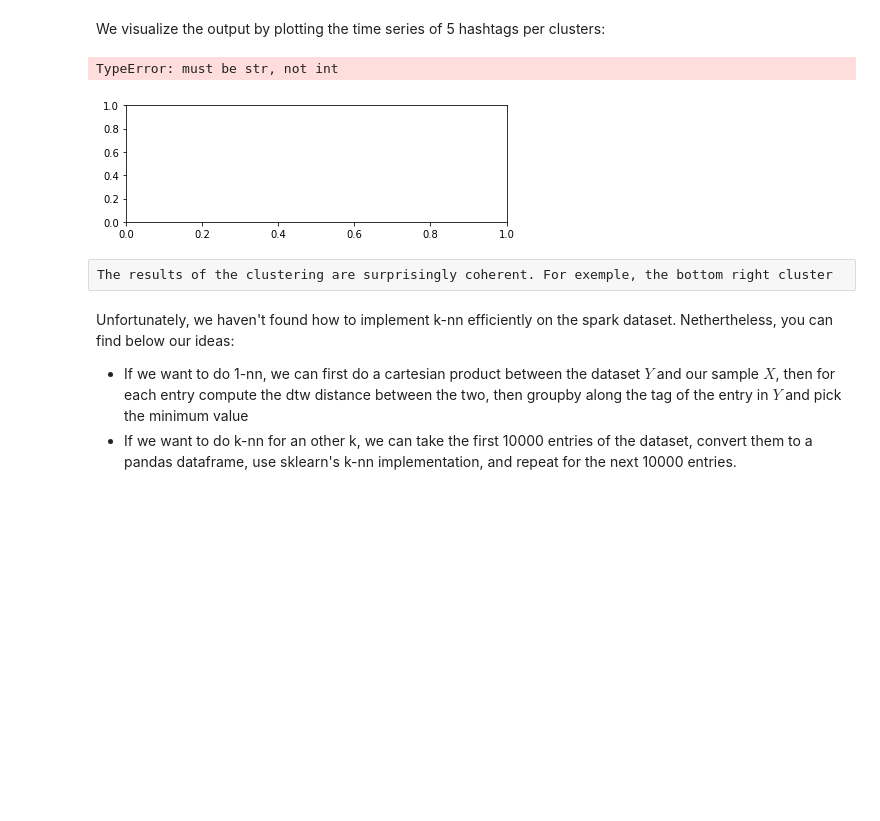
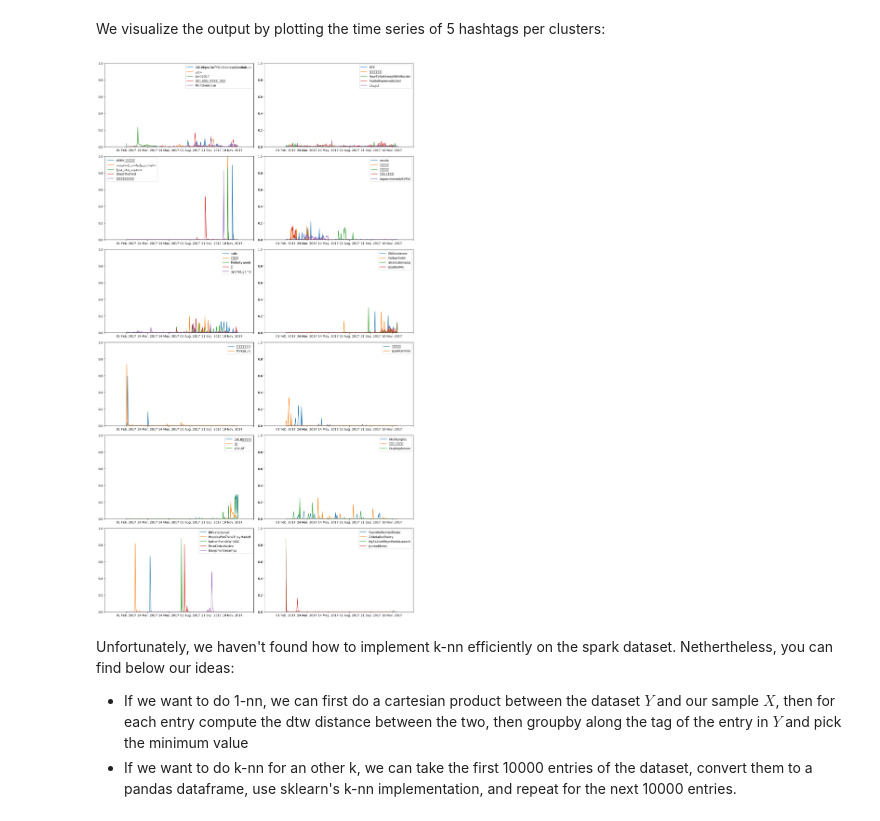
Before and after one commit to poechsel/ADA-project, a Jupyter notebook: analysis.ipynb, the cells around one changed output. Drawn from its saved outputs; the diff is of its cells as text; code cells hidden in the pictures; blank space fills up the shorter version.

```diff
--- a/analysis.ipynb
+++ b/analysis.ipynb
@@ -826,22 +822,35 @@ def doAgglomerative(X, nclust=2):
 labels = doAgglomerative(dist_matrix, 12)
 # %% [markdown]
 We visualize the output by plotting the time series of 5 hashtags per clusters:
+# %%
+def xlabel_to_dates():
+    dates = [datetime.date(2017, month, day).strftime('%d %b. %Y') for (month, day) in count_days]
+    locs, _ = plt.xticks()
+    labels_x = [dates[int(l)]  if l >= 0 and l < len(count_days) else "" for l in locs]
+    plt.xticks(locs, labels_x)
 # %%
+import datetime
+
 labeled_sample = sample_ic_pd
 labeled_sample["label"] = labels
-plt.figure(figsize=(15, 15))
-plt.tight_layout()
-for i in range(len(set(labels))):
-    plt.subplot(len(set(labels)) // 2, 2, i + 1)
-    plt.title('Cluster ' + (i+1))
+
+N = len(set(labels))
+plt.figure(figsize=(15, 4 * (N+1) // 2))
+for i in range(N):
+    plt.subplot((N + 1) // 2, 2, i + 1)
+    plt.tight_layout()
+
     plt.ylim(0, 1)
     which = labeled_sample.label == i
-    labeled_sample[which].sample(n=5, replace=True).count_daily.map(lambda r: pd.Series(r).plot())
+    cluster_represetants = labeled_sample[which].sample(n=min(5, labeled_sample[which].shape[0]), replace=False)
+    for _, row in cluster_represetants.iterrows():
+        pd.Series(row.count_daily).plot(label=row.tag)
+
+    xlabel_to_dates()
+
+    plt.legend();
 # %% [output]
-TypeError: must be str, not int
-[figure, old version]
+[figure, new version]
-# %% [raw]
-The results of the clustering are surprisingly coherent. For exemple, the bottom right cluster
 # %% [markdown]
 Unfortunately, we haven't found how to implement k-nn efficiently on the spark dataset. Nethertheless, you can find below our ideas:
 - If we want to do 1-nn, we can first do a cartesian product between the dataset $Y$ and our sample $X$, then for each entry compute the dtw distance between the two, then groupby along the tag of the entry in $Y$ and pick the minimum value
```
Also changed, not shown: parts of 9 cells of this notebook, 1 other file.
